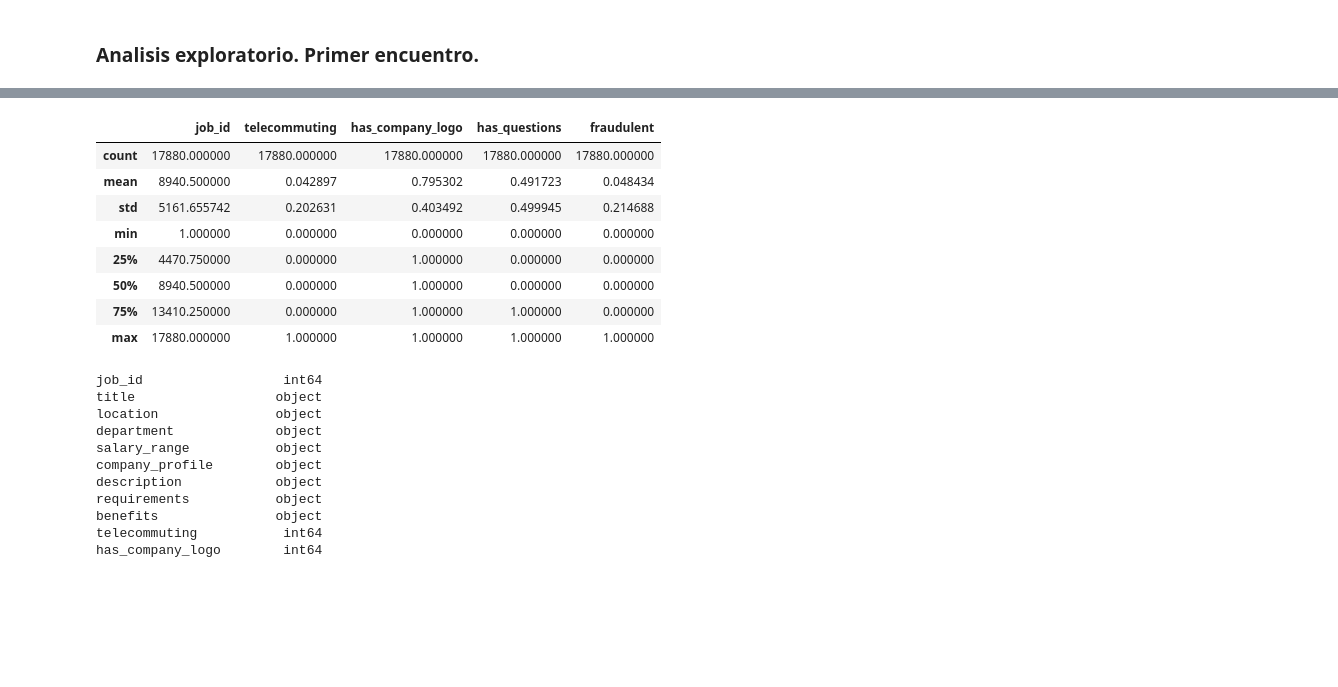
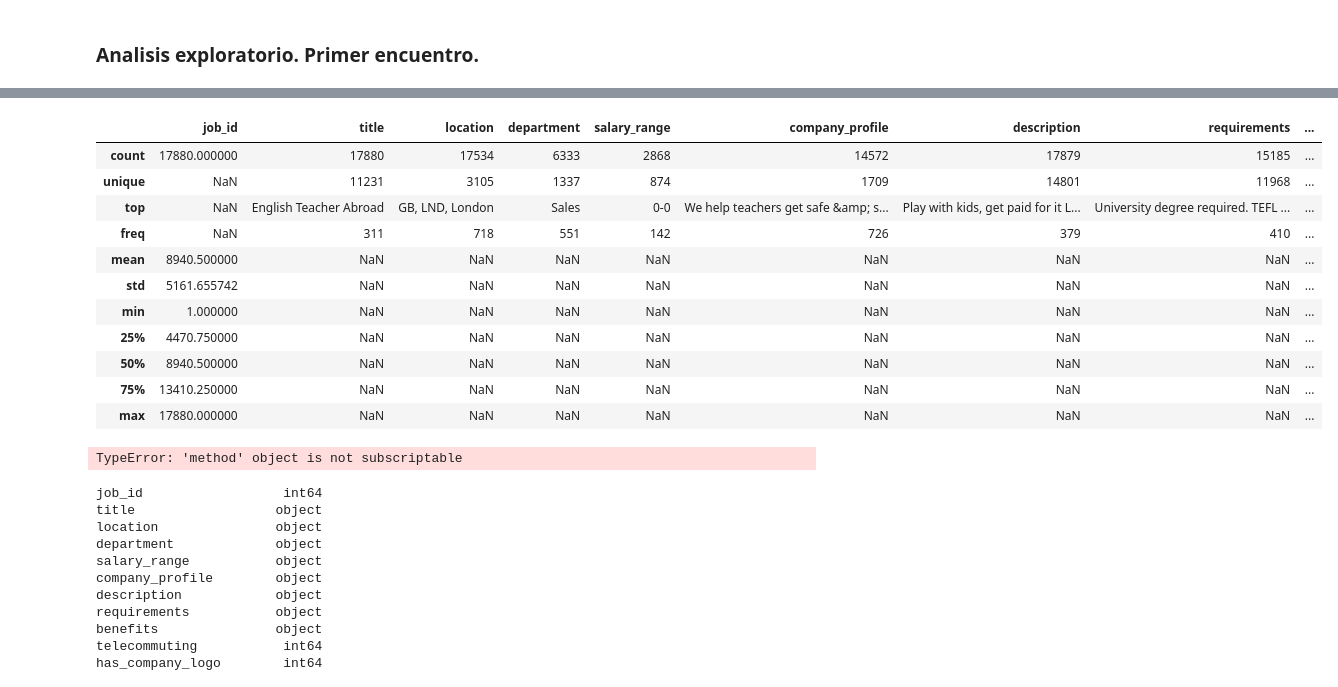
Before and after one commit to Dorxoc/Proyecto_BEDU, a Jupyter notebook: jobs_fake.ipynb, the cells around one changed output, grey strips where cells are left out. Saved outputs shown, nothing was run; the diff lists cells and outputs as text; code cells hidden in the pictures; blank space fills up the shorter version.

```diff
--- a/jobs_fake.ipynb
+++ b/jobs_fake.ipynb
@@ -35,7 +59,7 @@ import numpy as np
 import os
 import matplotlib.pyplot as plt
 # %%
-jobs = pd.read_csv('/home/dorxoc/Proyecto_DA/bases/jobs.csv')
+jobs = pd.read_csv('/home/dorxoc/Proyecto_BEDU-DA/bases/jobs.csv')
 # %% [markdown]
 ### Analisis exploratorio. Primer encuentro.
 # %%
@@ -50,12 +81,15 @@ jobs.head()
 # %%
-jobs.describe()
+jobs.describe(include='all')
 # %% [output]
-|  | job_id | telecommuting | has_company_logo | has_questions | fraudulent |
-| count | 17880.000000 | 17880.000000 | 17880.000000 | 17880.000000 | 17880.000000 |
-| mean | 8940.500000 | 0.042897 | 0.795302 | 0.491723 | 0.048434 |
-| std | 5161.655742 | 0.202631 | 0.403492 | 0.499945 | 0.214688 |
-| min | 1.000000 | 0.000000 | 0.000000 | 0.000000 | 0.000000 |
-| 25% | 4470.750000 | 0.000000 | 1.000000 | 0.000000 | 0.000000 |
-| 50% | 8940.500000 | 0.000000 | 1.000000 | 0.000000 | 0.000000 |
-| 75% | 13410.250000 | 0.000000 | 1.000000 | 1.000000 | 0.000000 |
-| max | 17880.000000 | 1.000000 | 1.000000 | 1.000000 | 1.000000 |
+|  | job_id | title | location | department | salary_range | company_profile | description | requirements | ... |
+| count | 17880.000000 | 17880 | 17534 | 6333 | 2868 | 14572 | 17879 | 15185 | ... |
+| unique | NaN | 11231 | 3105 | 1337 | 874 | 1709 | 14801 | 11968 | ... |
+| top | NaN | English Teacher Abroad | GB, LND, London | Sales | 0-0 | We help teachers get safe &amp; s... | Play with kids, get paid for it L... | University degree required. TEFL ... | ... |
+| freq | NaN | 311 | 718 | 551 | 142 | 726 | 379 | 410 | ... |
+| mean | 8940.500000 | NaN | NaN | NaN | NaN | NaN | NaN | NaN | ... |
+| std | 5161.655742 | NaN | NaN | NaN | NaN | NaN | NaN | NaN | ... |
+| min | 1.000000 | NaN | NaN | NaN | NaN | NaN | NaN | NaN | ... |
+| 25% | 4470.750000 | NaN | NaN | NaN | NaN | NaN | NaN | NaN | ... |
+| 50% | 8940.500000 | NaN | NaN | NaN | NaN | NaN | NaN | NaN | ... |
+| 75% | 13410.250000 | NaN | NaN | NaN | NaN | NaN | NaN | NaN | ... |
+| max | 17880.000000 | NaN | NaN | NaN | NaN | NaN | NaN | NaN | ... |
@@ -62,3 +98,7 @@ jobs.describe()
+# %%
+np.isnan(jobss['salary_range'])
+# %% [output]
+TypeError: 'method' object is not subscriptable
 # %%
 jobs.dtypes
 # %% [output]
```
Also changed, not shown: parts of 6 cells of this notebook, 1 other file.
